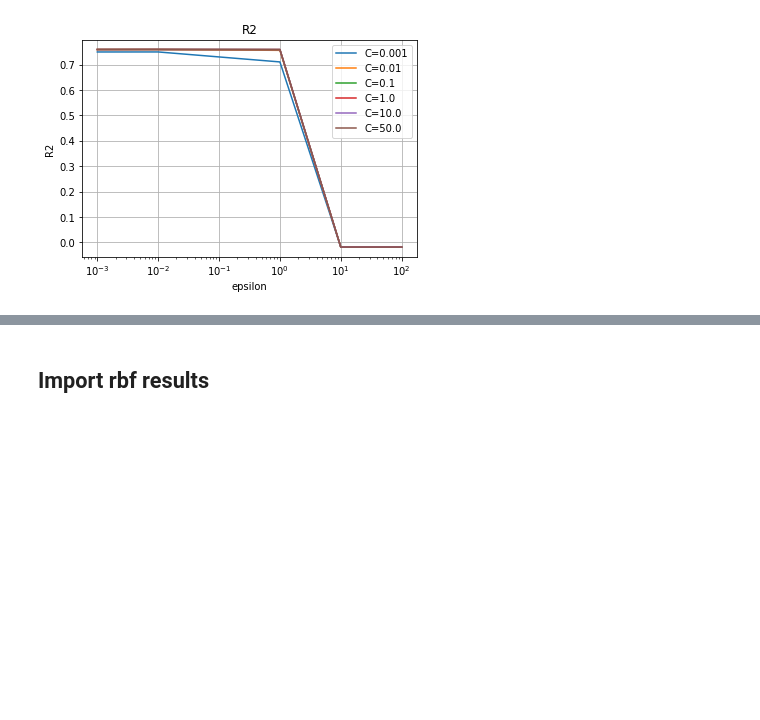
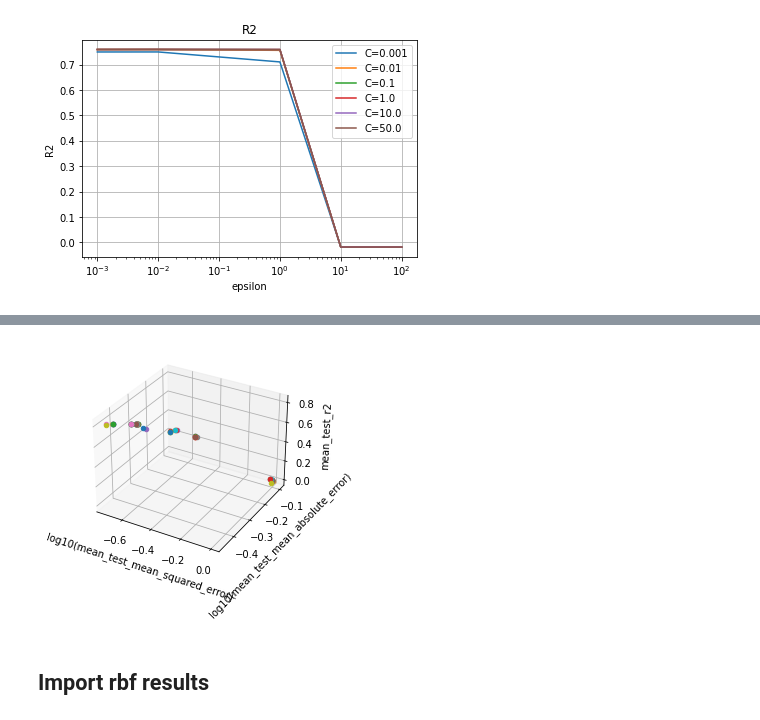
Before and after one commit to kubasikora/WMH-Projekt, a Jupyter notebook: GridSearchResults.ipynb, the cells around one changed output, grey strips where cells are left out. Saved outputs shown, nothing was run; the diff lists cells and outputs as text; code cells hidden in the pictures; blank space fills up the shorter version.

```diff
--- a/GridSearchResults.ipynb
+++ b/GridSearchResults.ipynb
@@ -184,3 +222,20 @@ plt.show()
+# %%
+sigm_df = load_and_prune_dataframe(f"{path_prefix}/poly.csv")
+# %%
+fig = plt.figure()
+ax = fig.add_subplot(111, projection='3d')
+
+for index, row in sigm_df.iterrows():
+    if row["mean_test_r2"] > 0:
+        ax.scatter(np.log10(row["mean_test_mean_squared_error"]), np.log10(row["mean_test_mean_absolute_error"]), row["mean_test_r2"])
+
+ax.set_xlabel('log10(mean_test_mean_squared_error)')
+ax.set_ylabel('log10(mean_test_mean_absolute_error)')
+ax.set_zlabel('mean_test_r2')
+
+plt.show()
+# %% [output]
+[figure, added]
 # %% [markdown]
 ## Import rbf results
 # %%
```
Also changed, not shown: parts of 6 cells of this notebook, 10 other files.
